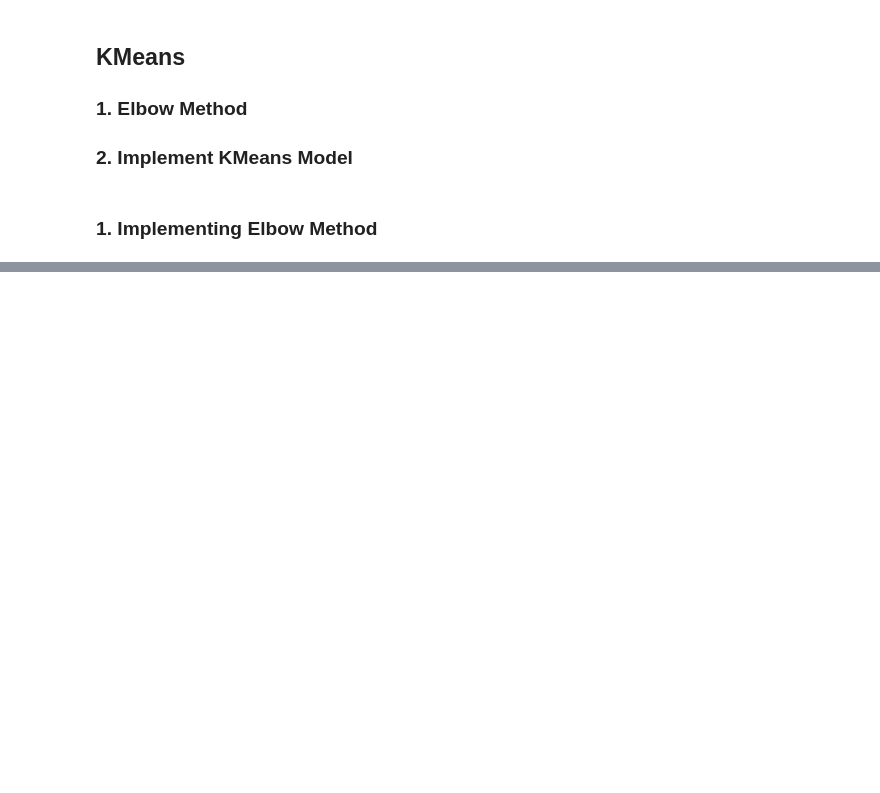
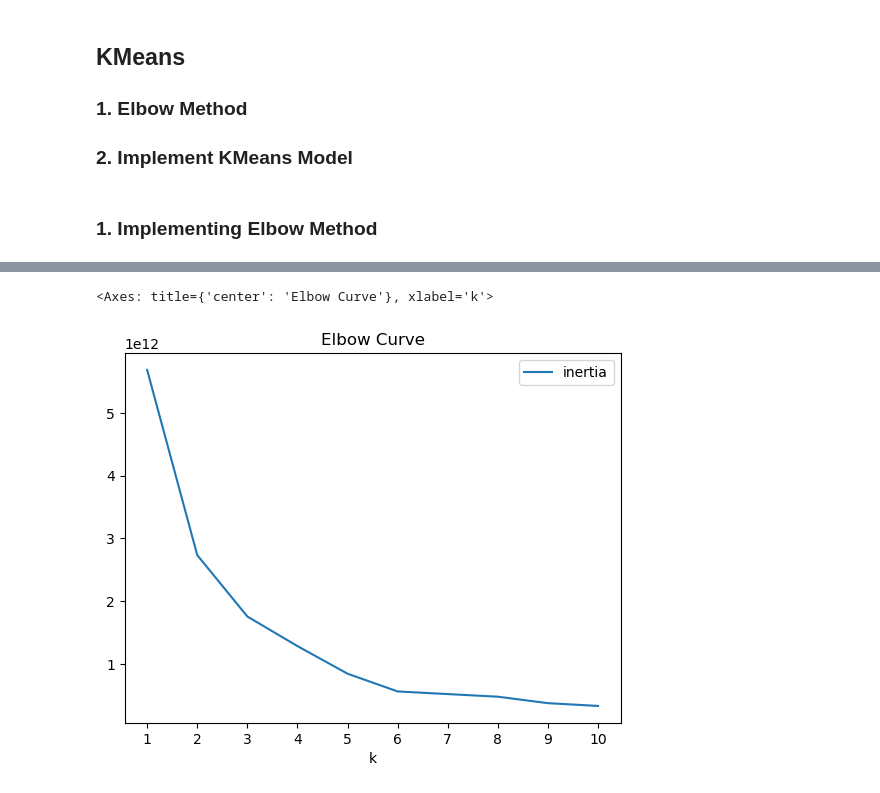
Before and after one commit to stacjstaton/ai-project2-flight-delay-predictions, a Jupyter notebook: jenn_models.ipynb, the cells around one changed output, grey strips where cells are left out. Cells and saved outputs as stored; diff of their text form; code cells hidden in the pictures; blank space fills up the shorter version.

Commit message:
additional KMeans analysis - different encoding method + scoring

```diff
--- a/jenn_models.ipynb
+++ b/jenn_models.ipynb
@@ -354,5 +356,29 @@ LogisticRegression accuracy score: 0.5707622028091304
 ## KMeans
 ### 1. Elbow Method
 ### 2. Implement KMeans Model
+# %%
+# Make A Copy Of 'encoded_df' Dataframe
+k_df = encoded_df.copy()
 # %% [markdown]
 ### 1. Implementing Elbow Method
+# %%
+# Create an empty list to store the inertia values
+inertia = []
+
+# Create a list with the number of k-values to try
+k = list(range(1, 11))
+
+# Create a for-loop where each value of k is evaluated using the K-means algorithm
+# Fit the model using the service_ratings DataFrame
+# Append the value of the computed inertia from the `inertia_` attribute of the KMeans model instance
+for i in k:
+    k_model = KMeans(n_clusters=i, n_init='auto', random_state=0)
+    k_model.fit(k_df)
+    inertia.append(k_model.inertia_)
+
+# Define a DataFrame to hold the values for k and the corresponding inertia
+elbow_data = {"k": k, "inertia": inertia}
+df_elbow = pd.DataFrame(elbow_data)
+
+# Review the DataFrame
+df_elbow
@@ -358,0 +397,9 @@ LogisticRegression accuracy score: 0.5707622028091304
+# %%
+# Plot the Elbow curve
+df_elbow.plot.line(x="k",
+                   y="inertia",
+                   title="Elbow Curve",
+                   xticks=k)
+# %% [output]
+<Axes: title={'center': 'Elbow Curve'}, xlabel='k'>
+[figure, added]
```
Also changed, not shown: parts of 71 cells of this notebook.
